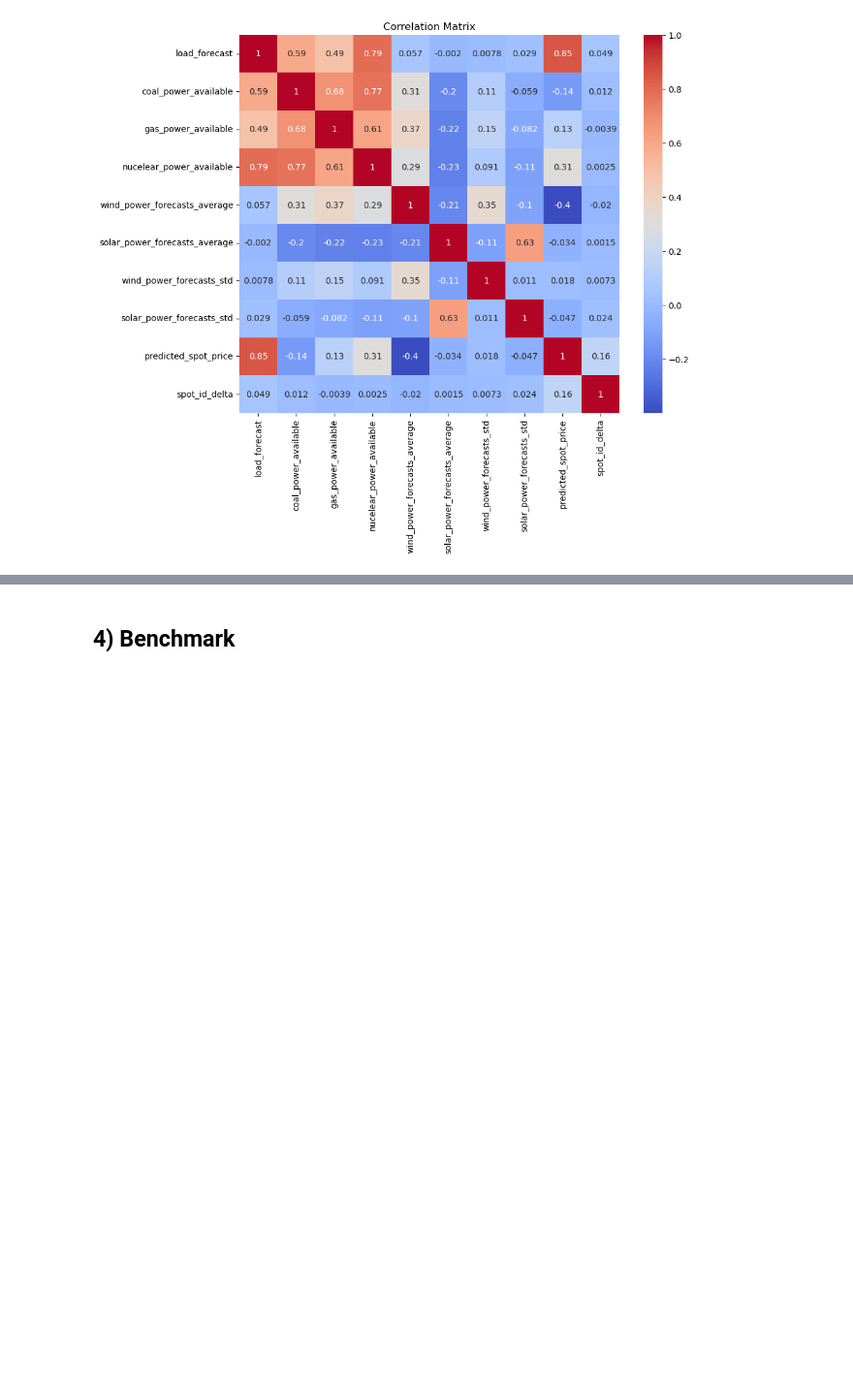
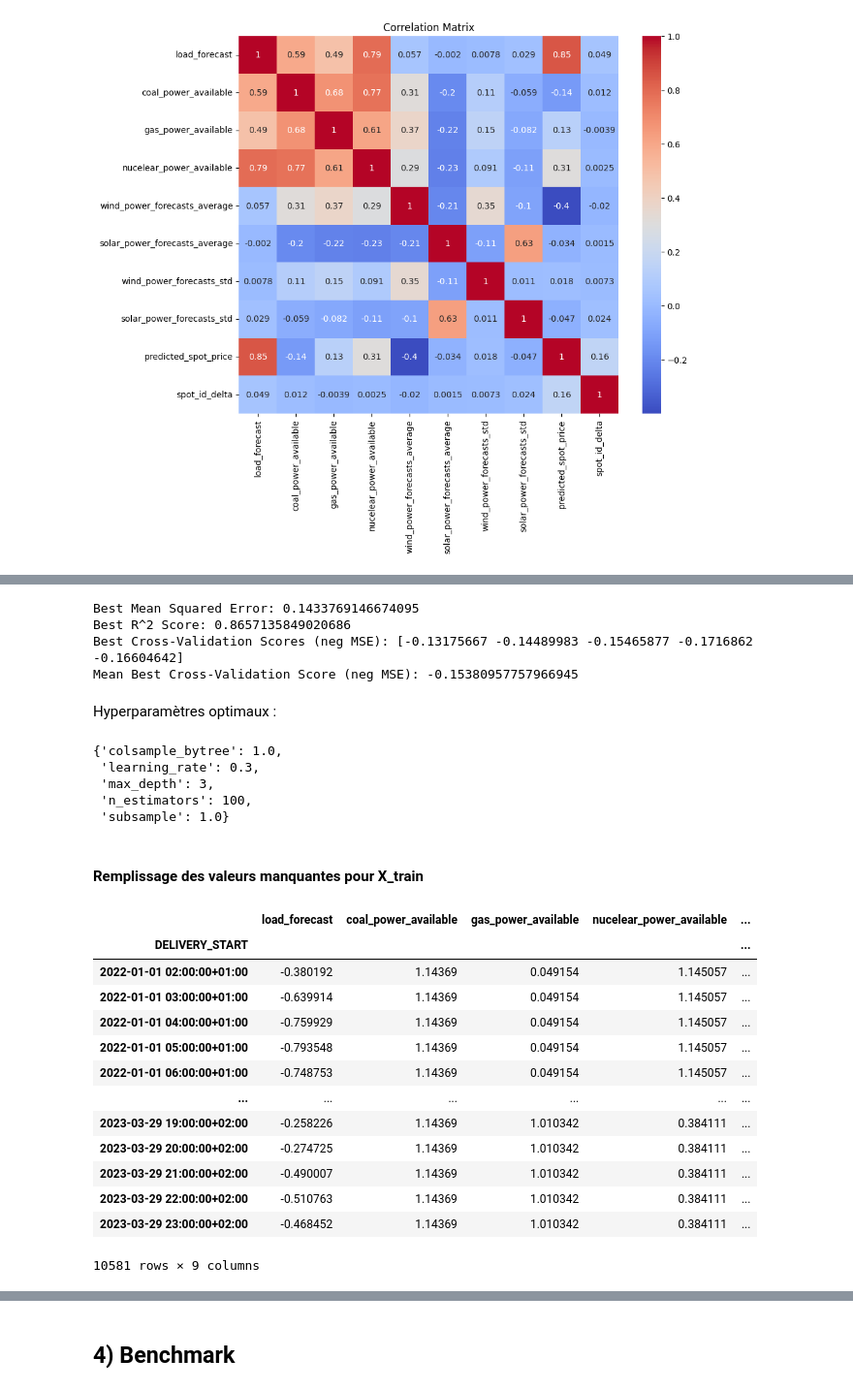
Before and after one commit to jcollot2/DAUPHINE_Machine_Learning, a Jupyter notebook: modeles_v2.ipynb, the cells around one changed output, grey strips where cells are left out. Shown: that part at 97% size. Saved outputs shown, nothing was run; the diff lists cells and outputs as text; code cells hidden in the pictures; blank space fills up the shorter version.

```diff
--- a/modeles_v2.ipynb
+++ b/modeles_v2.ipynb
@@ -165,0 +212,15 @@ None
+# %%
+# Traitement
+## Missing Data
+data_train= data_train.dropna(axis=1, thresh=len(data_train)*0.25)
+data_train = data_train.dropna()
+
+## Target
+X_fill = data_train[[col for col in data_train.columns if col !='predicted_spot_price']]
+y_fill = data_train[['predicted_spot_price']]
+X_fill_reste = data_test[[col for col in data_train.columns if col !='predicted_spot_price']]
+y_fill_reste = data_test[['predicted_spot_price']]
+## Format
+X_fill= pd.get_dummies(X_fill)
+## Split
+X_fill_train, X_fill_test, y_fill_train, y_fill_test = sk.model_selection.train_test_split(X_fill, y_fill, test_size=0.2, random_state=42)
@@ -165,0 +278,13 @@ None
+# %%
+param_grid = {
+    'n_estimators': [50, 100, 200],
+    'learning_rate': [0.01, 0.1, 0.2,0.3],
+    'max_depth': [3, 5, 7, 9],
+    'subsample': [0.2,0.4,0.6, 0.8, 1.0],
+    'colsample_bytree': [0.2,0.4,0.6, 0.8, 1.0]
+}
+
+grid_search = sk.model_selection.GridSearchCV(estimator=XGBRegressor(), param_grid=param_grid, cv=3, scoring='r2', verbose=2, n_jobs=-1)
+grid_search.fit(X_fill_train, y_fill_train)
+best_params = grid_search.best_params_
+best_model = grid_search.best_estimator_
@@ -165,0 +293,51 @@ None
+# %%
+y_pred_best = best_model.predict(X_fill_test)
+best_mse = mean_squared_error(y_fill_test, y_pred_best)
+best_r2 = r2_score(y_fill_test, y_pred_best)
+
+print(f"Best Mean Squared Error: {best_mse}")
+print(f"Best R^2 Score: {best_r2}")
+
+best_cv_scores = sk.model_selection.cross_val_score(best_model, X_fill_train, y_fill_train, cv=5, scoring='neg_mean_squared_error')
+print(f"Best Cross-Validation Scores (neg MSE): {best_cv_scores}")
+print(f"Mean Best Cross-Validation Score (neg MSE): {best_cv_scores.mean()}")
+# %% [output]
+Best Mean Squared Error: 0.1433769146674095
+Best R^2 Score: 0.8657135849020686
+Best Cross-Validation Scores (neg MSE): [-0.13175667 -0.14489983 -0.15465877 -0.1716862  -0.16604642]
+Mean Best Cross-Validation Score (neg MSE): -0.15380957757966945
+# %% [markdown]
+Hyperparamètres optimaux :
+# %%
+best_params
+# %% [output]
+{'colsample_bytree': 1.0,
+ 'learning_rate': 0.3,
+ 'max_depth': 3,
+ 'n_estimators': 100,
+ 'subsample': 1.0}
+# %% [markdown]
+#### Remplissage des valeurs manquantes pour X_train
+# %%
+X_fill_reste = pd.get_dummies(X_fill_reste)
+y_fill_reste = best_model.predict(X_fill_reste)
+# on rassemble tout
+X_fill_reste['predicted_spot_price'] = y_fill_reste
+X_train_2 = pd.concat([data_train,X_fill_reste]).sort_index()
+#data_filled.to_csv("X_train_filled.csv")
+X_train_2
+# %% [output]
+|  | load_forecast | coal_power_available | gas_power_available | nucelear_power_available | ... |
+| DELIVERY_START |  |  |  |  | ... |
+| 2022-01-01 02:00:00+01:00 | -0.380192 | 1.14369 | 0.049154 | 1.145057 | ... |
+| 2022-01-01 03:00:00+01:00 | -0.639914 | 1.14369 | 0.049154 | 1.145057 | ... |
+| 2022-01-01 04:00:00+01:00 | -0.759929 | 1.14369 | 0.049154 | 1.145057 | ... |
+| 2022-01-01 05:00:00+01:00 | -0.793548 | 1.14369 | 0.049154 | 1.145057 | ... |
+| 2022-01-01 06:00:00+01:00 | -0.748753 | 1.14369 | 0.049154 | 1.145057 | ... |
+| ... | ... | ... | ... | ... | ... |
+| 2023-03-29 19:00:00+02:00 | -0.258226 | 1.14369 | 1.010342 | 0.384111 | ... |
+| 2023-03-29 20:00:00+02:00 | -0.274725 | 1.14369 | 1.010342 | 0.384111 | ... |
+| 2023-03-29 21:00:00+02:00 | -0.490007 | 1.14369 | 1.010342 | 0.384111 | ... |
+| 2023-03-29 22:00:00+02:00 | -0.510763 | 1.14369 | 1.010342 | 0.384111 | ... |
+| 2023-03-29 23:00:00+02:00 | -0.468452 | 1.14369 | 1.010342 | 0.384111 | ... |
+10581 rows × 9 columns
```
Also changed, not shown: parts of 70 cells of this notebook, 10 other files.
